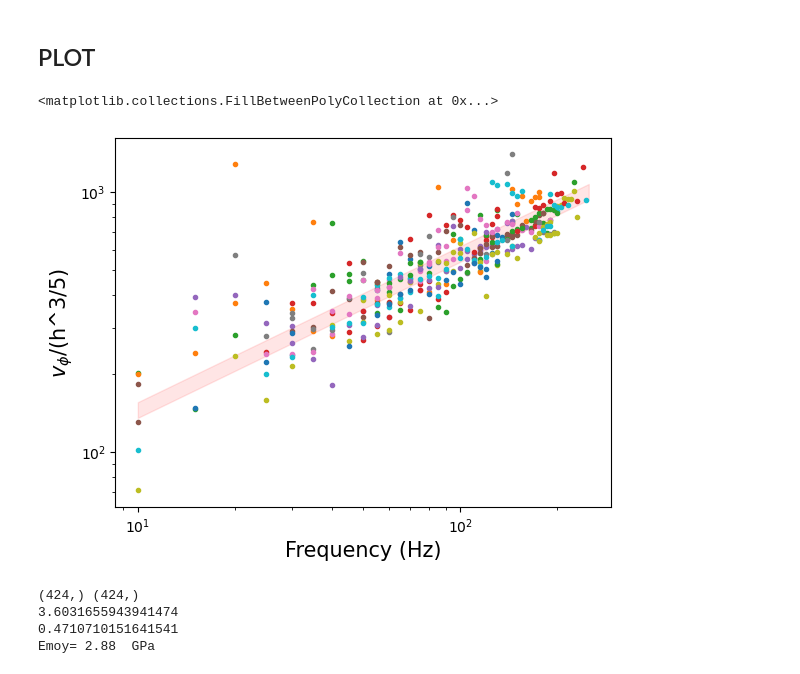
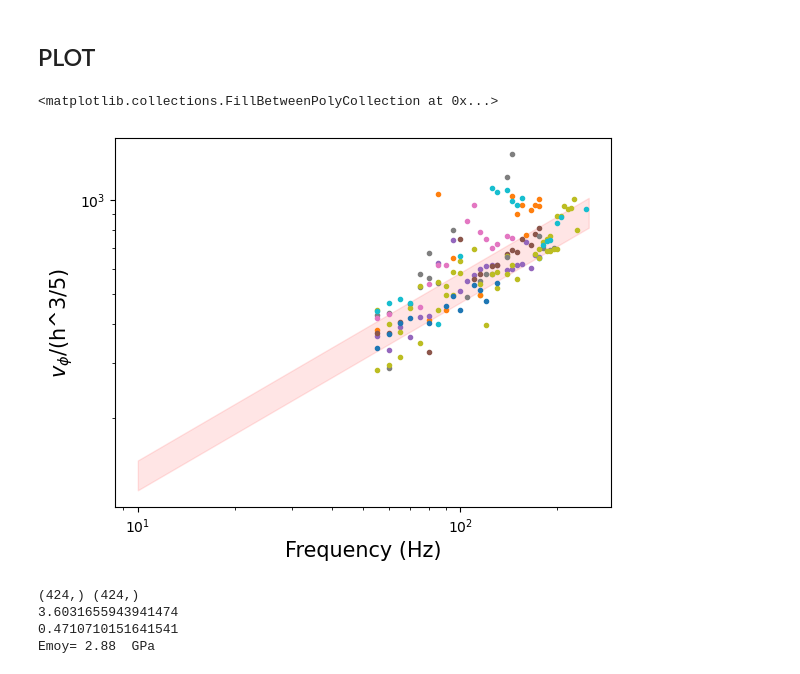
Before and after one commit to Turbotice/icewave, a Jupyter notebook: icewave/vasco/cold_room/Summary/dispersion_relations/summary_rdd.ipynb, the cells around one changed output. Saved outputs shown, nothing was run; the diff lists cells and outputs as text; code cells hidden in the pictures.

Commit message:
quelques modifs. pour summary rdd amélioration de la figure flexural modulus vs h pour les meilleures manips

```diff
--- a/icewave/vasco/cold_room/Summary/dispersion_relations/summary_rdd.ipynb
+++ b/icewave/vasco/cold_room/Summary/dispersion_relations/summary_rdd.ipynb
@@ -80,6 +80,8 @@ for i in range(len(dict_lists['list_acq_num'])):
     str_acq_num = str(dict_lists['list_acq_num'][i])
     if system_loc=='windows_server':
         data_thickness = np.loadtxt(f'R:/Gre25/Data/thicknesses/thicknesses_rdd_{str_date}_acq{str_acq_num}.txt',skiprows=1)
+    elif system_loc=='windows_local':
+        data_thickness = np.loadtxt(f'D:/Grenoble/Gre25/Data/thicknesses/thicknesses_rdd_{str_date}_acq{str_acq_num}.txt',skiprows=1)
     elif system_loc=='linux_local':
         data_thickness = np.loadtxt(f'/media/vasco/Samsung_T5/Grenoble/Gre25/Data/thicknesses/thicknesses_rdd_{str_date}_acq{str_acq_num}.txt',skiprows=1)
     elif system_loc=='linux_server':
@@ -118,37 +136,37 @@ for date in dict_results:
     for acq in dict_results[date]:
         for cam in dict_results[date][acq]:
             ddd = dict_results[date][acq][cam]
             tab_v_phase = ddd['tab_v_phase']
             tab_v_phase_err = ddd['tab_v_phase_err']
             tab_f_exc = ddd['tab_f_exc']
             h_avg = ddd['h_avg_mm'] * 1e-3
             h_std = ddd['h_std_mm'] * 1e-3
-            mask = (tab_v_phase_err < 1/30*tab_v_phase) & (tab_v_phase>0)# & (tab_f_exc<100)
+            mask = (tab_v_phase_err < 1/30*tab_v_phase) & (tab_v_phase>0) & (h_std/h_avg<1/20) &(tab_f_exc>50)
 
             plt.plot(tab_f_exc[mask],tab_v_phase[mask] / (h_avg**(3/5)),marker='.',linestyle='')
 
 plt.xlabel('Frequency (Hz)',fontsize=15)
 plt.ylabel('$v_{\phi}$/(h^3/5)',fontsize=15)
 #plt.ylim(1,20)
 plt.loglog()
 
-Einf = 2e9
+Einf = 1e9
 rho = 1e3
 tab_freq_test = np.linspace(10,250)
 tab_v_phase_normalise_ep_inf= (Einf/(12*(1-0.3**2)))**(1/5) * (1/(rho**(1/5))) * (2*np.pi*tab_freq_test)**(3/5)
 
 
-Esup = 4e9
+Esup = 3e9
 rho = 1e3
 #tab_freq_test = np.linspace(10,250)
 tab_v_phase_normalise_ep_sup= (Esup/(12*(1-0.3**2)))**(1/5) * (1/(rho**(1/5))) * (2*np.pi*tab_freq_test)**(3/5)
 
 #plt.plot(tab_freq_test,tab_v_phase_normalise_ep_inf)
 #plt.plot(tab_freq_test,tab_v_phase_normalise_ep_sup)
 plt.fill_between(tab_freq_test,tab_v_phase_normalise_ep_inf,tab_v_phase_normalise_ep_sup,color='red',alpha=0.1)
 # %% [output]
 <matplotlib.collections.FillBetweenPolyCollection at 0x...>
-[figure, old version]
+[figure, new version]
 # %%
 import numpy as np
 
```
Also changed, not shown: parts of 1 cell of this notebook, 2 other files.
